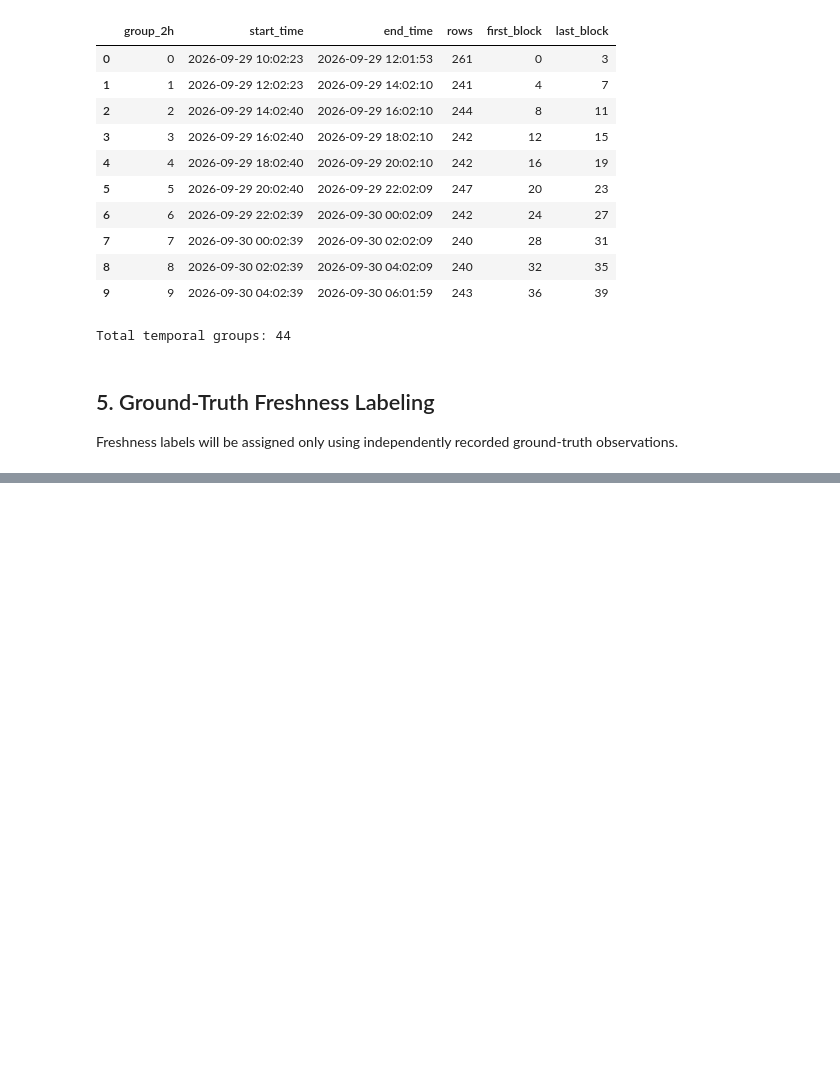
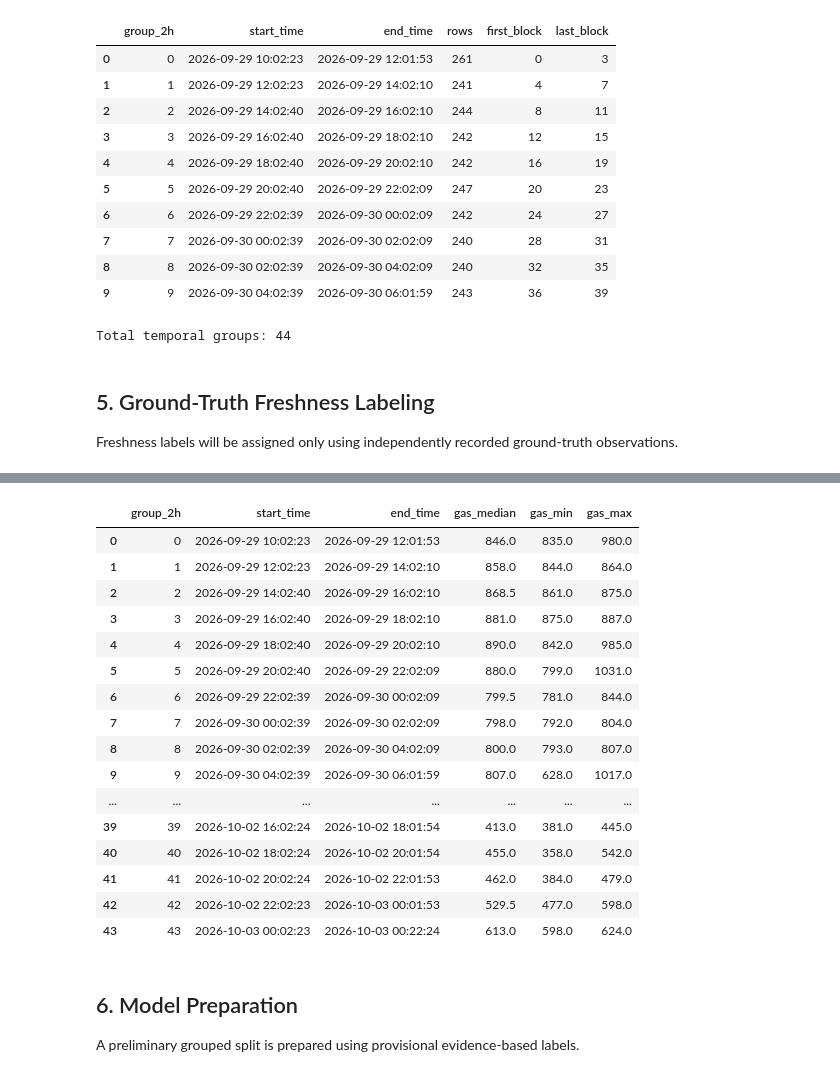
Before and after one commit to Bhagya-Navodyani/Intelligent_Fish_Storage-ML, a Jupyter notebook: notebook/Fish_Storage_ML_Pipeline.ipynb, the cells around one changed output, grey strips where cells are left out. Saved outputs shown, nothing was run; the diff lists cells and outputs as text; code cells hidden in the pictures; blank space fills up the shorter version.

```diff
--- a/notebook/Fish_Storage_ML_Pipeline.ipynb
+++ b/notebook/Fish_Storage_ML_Pipeline.ipynb
@@ -560,3 +553,41 @@ Model training will begin after valid LOW, MEDIUM, and HIGH ground-truth labels
+# %%
+# Check gas trend across temporal groups
+
+gas_group_summary = (
+    df.groupby("group_2h")
+      .agg(
+          start_time=("pc_timestamp", "min"),
+          end_time=("pc_timestamp", "max"),
+          gas_median=("gas_clean", "median"),
+          gas_min=("gas_clean", "min"),
+          gas_max=("gas_clean", "max")
+      )
+      .reset_index()
+)
+
+display(gas_group_summary)
+# %% [output]
+|  | group_2h | start_time | end_time | gas_median | gas_min | gas_max |
+| 0 | 0 | 2026-09-29 10:02:23 | 2026-09-29 12:01:53 | 846.0 | 835.0 | 980.0 |
+| 1 | 1 | 2026-09-29 12:02:23 | 2026-09-29 14:02:10 | 858.0 | 844.0 | 864.0 |
+| 2 | 2 | 2026-09-29 14:02:40 | 2026-09-29 16:02:10 | 868.5 | 861.0 | 875.0 |
+| 3 | 3 | 2026-09-29 16:02:40 | 2026-09-29 18:02:10 | 881.0 | 875.0 | 887.0 |
+| 4 | 4 | 2026-09-29 18:02:40 | 2026-09-29 20:02:10 | 890.0 | 842.0 | 985.0 |
+| 5 | 5 | 2026-09-29 20:02:40 | 2026-09-29 22:02:09 | 880.0 | 799.0 | 1031.0 |
+| 6 | 6 | 2026-09-29 22:02:39 | 2026-09-30 00:02:09 | 799.5 | 781.0 | 844.0 |
+| 7 | 7 | 2026-09-30 00:02:39 | 2026-09-30 02:02:09 | 798.0 | 792.0 | 804.0 |
+| 8 | 8 | 2026-09-30 02:02:39 | 2026-09-30 04:02:09 | 800.0 | 793.0 | 807.0 |
+| 9 | 9 | 2026-09-30 04:02:39 | 2026-09-30 06:01:59 | 807.0 | 628.0 | 1017.0 |
+| ... | ... | ... | ... | ... | ... | ... |
+| 39 | 39 | 2026-10-02 16:02:24 | 2026-10-02 18:01:54 | 413.0 | 381.0 | 445.0 |
+| 40 | 40 | 2026-10-02 18:02:24 | 2026-10-02 20:01:54 | 455.0 | 358.0 | 542.0 |
+| 41 | 41 | 2026-10-02 20:02:24 | 2026-10-02 22:01:53 | 462.0 | 384.0 | 479.0 |
+| 42 | 42 | 2026-10-02 22:02:23 | 2026-10-03 00:01:53 | 529.5 | 477.0 | 598.0 |
+| 43 | 43 | 2026-10-03 00:02:23 | 2026-10-03 00:22:24 | 613.0 | 598.0 | 624.0 |
+# %% [markdown]
+## 6. Model Preparation
+
+A preliminary grouped split is prepared using provisional evidence-based labels.
 # %%
 # Prepare model dataset
 
```
Also changed, not shown: parts of 20 cells of this notebook.
